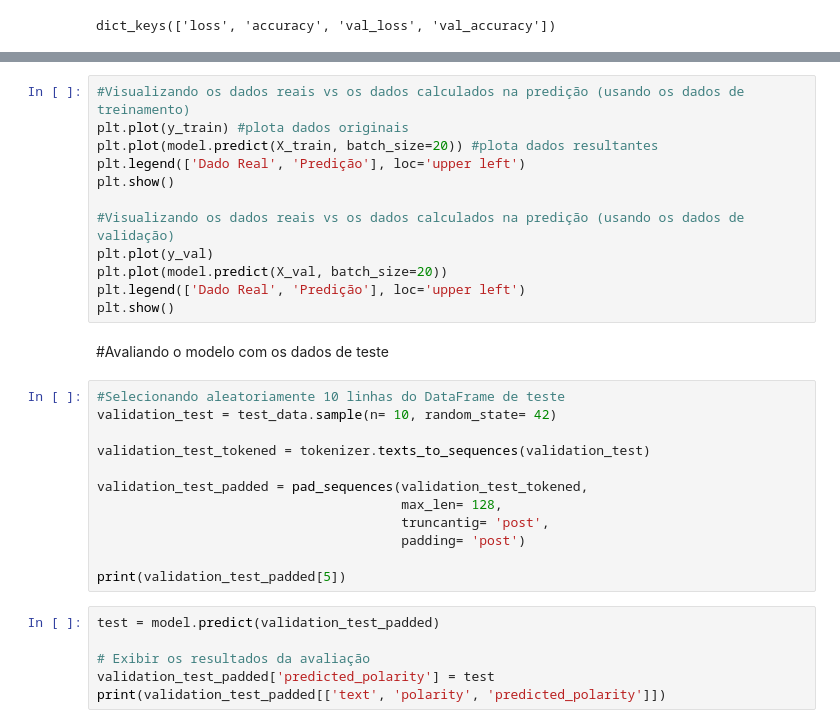
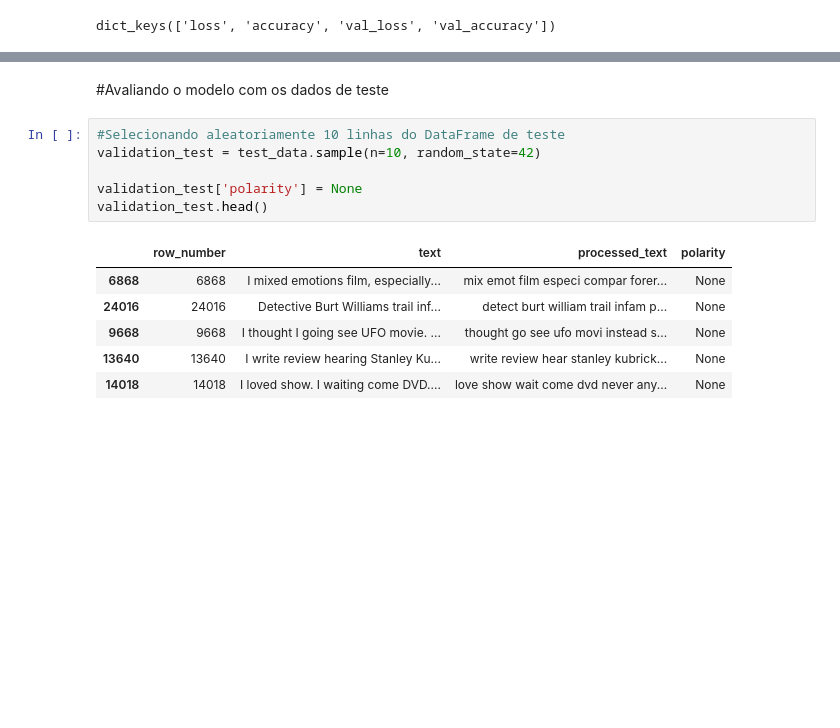
Before and after one commit to CarolineMNves/MVP_PUC_Machine_Learning_e_Deep-Learning, a Jupyter notebook: Projeto_de_Machine_Learning_e_Deep_Learning_.ipynb, the cells around one changed output, grey strips where cells are left out. Cells and saved outputs as stored; diff of their text form; blank space fills up the shorter version.

```diff
--- a/Projeto_de_Machine_Learning_e_Deep_Learning_.ipynb
+++ b/Projeto_de_Machine_Learning_e_Deep_Learning_.ipynb
@@ -1276,32 +1293,15 @@ plt.show()
-# %%
-#Visualizando os dados reais vs os dados calculados na predição (usando os dados de treinamento)
-plt.plot(y_train) #plota dados originais
-plt.plot(model.predict(X_train, batch_size=20)) #plota dados resultantes
-plt.legend(['Dado Real', 'Predição'], loc='upper left')
-plt.show()
-
-#Visualizando os dados reais vs os dados calculados na predição (usando os dados de validação)
-plt.plot(y_val)
-plt.plot(model.predict(X_val, batch_size=20))
-plt.legend(['Dado Real', 'Predição'], loc='upper left')
-plt.show()
 # %% [markdown]
 #Avaliando o modelo com os dados de teste
 # %%
 #Selecionando aleatoriamente 10 linhas do DataFrame de teste
-validation_test = test_data.sample(n= 10, random_state= 42)
+validation_test = test_data.sample(n=10, random_state=42)
 
-validation_test_tokened = tokenizer.texts_to_sequences(validation_test)
-
-validation_test_padded = pad_sequences(validation_test_tokened,
-                                       max_len= 128,
-                                       truncantig= 'post',
-                                       padding= 'post')
-
-print(validation_test_padded[5])
+validation_test['polarity'] = None
+validation_test.head()
+# %% [output]
+|  | row_number | text | processed_text | polarity |
+| 6868 | 6868 | I mixed emotions film, especially... | mix emot film especi compar forer... | None |
+| 24016 | 24016 | Detective Burt Williams trail inf... | detect burt william trail infam p... | None |
+| 9668 | 9668 | I thought I going see UFO movie. ... | thought go see ufo movi instead s... | None |
+| 13640 | 13640 | I write review hearing Stanley Ku... | write review hear stanley kubrick... | None |
+| 14018 | 14018 | I loved show. I waiting come DVD.... | love show wait come dvd never any... | None |
-# %%
-test = model.predict(validation_test_padded)
-
-# Exibir os resultados da avaliação
-validation_test_padded['predicted_polarity'] = test
-print(validation_test_padded[['text', 'polarity', 'predicted_polarity']])
```
Also changed, not shown: parts of 19 cells of this notebook.
